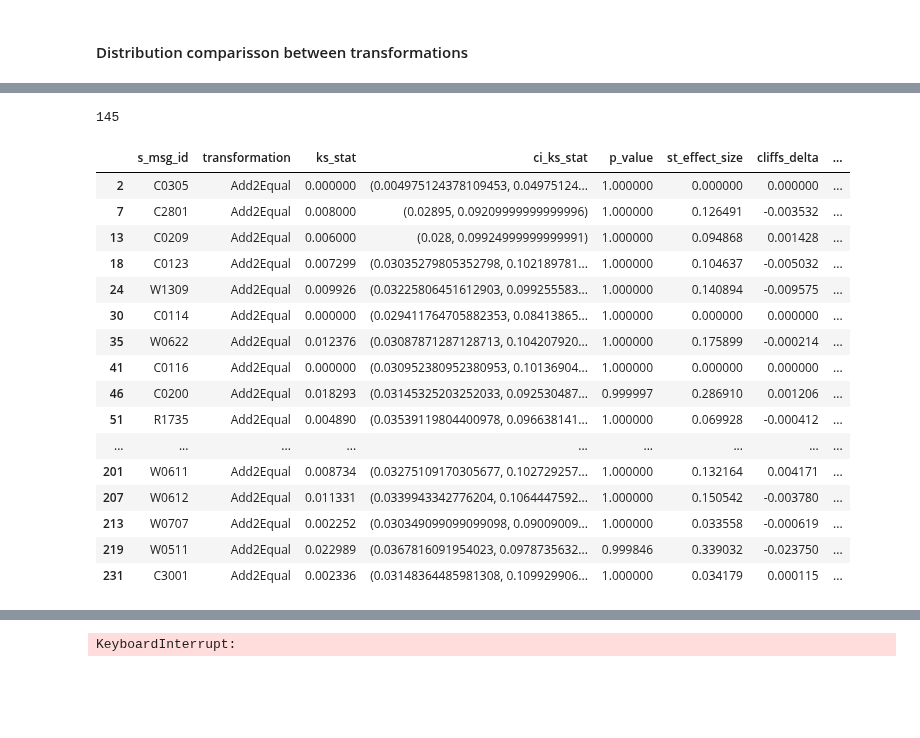
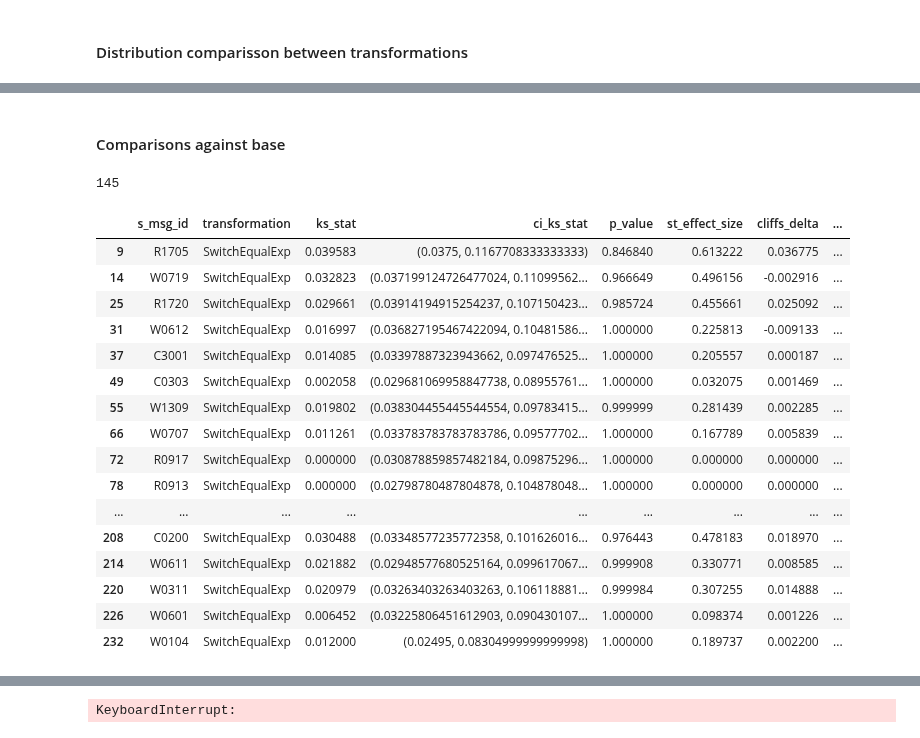
Before and after one commit to WM-SEMERU/CodeSmellExt, a Jupyter notebook: notebooks/extension/robustness_transformations/06_robustness_analysis.ipynb, the cells around one changed output, grey strips where cells are left out. Drawn from its saved outputs; the diff is of its cells as text; code cells hidden in the pictures; blank space fills up the shorter version.

```diff
--- a/notebooks/extension/robustness_transformations/06_robustness_analysis.ipynb
+++ b/notebooks/extension/robustness_transformations/06_robustness_analysis.ipynb
@@ -150,7 +150,7 @@ def compute_cliff_delta(distribution_1, distribution_2):
 # %%
 def bootstrap_ks(distribution_1, distribution_2, n_boot=1000):
     n1, n2 = len(distribution_1), len(distribution_2)
-    D_boot = [ks_2samp(np.random.choice(distribution_1, size=n1, replace=True),
+    D_boot = [stats.ks_2samp(np.random.choice(distribution_1, size=n1, replace=True),
                         np.random.choice(distribution_2, size=n2, replace=True))[0]
               for _ in range(n_boot)]
     return np.percentile(D_boot, [2.5, 97.5])
@@ -167,10 +167,10 @@ def compare_distributions(distribution_1, distribution_2):
     # Determine n_boot dynamically
     n_boot = max(100, min(1000, min_size // 10))
 
-    ks_statistic, p_value = ks_2samp(distribution_1, distribution_2, alternative='two-sided')
+    ks_statistic, p_value = stats.ks_2samp(distribution_1, distribution_2, alternative='two-sided')
     st_effect_size = ks_statistic * math.sqrt((min_size * min_size) / (min_size + min_size))
     cliff_delta = compute_cliff_delta(distribution_1, distribution_2)
-    wasserstein_dist = wasserstein_distance(distribution_1, distribution_2)
+    wasserstein_dist = stats.wasserstein_distance(distribution_1, distribution_2)
     ci_ks_lower, ci_ks_upper = bootstrap_ks(distribution_1, distribution_2, n_boot)
 
     # Final decision based on all computed values
@@ -227,9 +227,8 @@ def plot_transformation_distributions(prob_column, aggregations):
     # Close the figure to avoid displaying it
     plt.close(fig)
 # %%
-def perform_stat_tests(psc_column, aggregations):
+def perform_base_stat_tests(psc_column, aggregations):
     stat_test_df = pd.DataFrame(columns=['s_msg_id', 'transformation', 'ks_stat', 'ci_ks_stat', 'p_value', 'st_effect_size', 'cliffs_delta', 'wasserstein_dist', 'equivalence'])
-    psc_column = 'code_smell_psc_relative'
     for code_smell_id in get_unique_smell_ids(aggregations):
         for transformation in [agg for agg in list(aggregations.keys()) if agg != 'base']:
             filtered_aggregations = logit_transform_psc(code_smell_id, psc_column, 4, aggregations)
@@ -258,27 +277,29 @@ Index(['id', 'commit_id', 'repo', 'path', 'file_name', 'commit_message', 'url',
+# %% [markdown]
+#### Comparisons against base
 # %%
 psc_column = 'code_smell_psc_relative'
-stat_tests_df = perform_stat_tests(psc_column, aggregations)
+stat_tests_df = perform_base_stat_tests(psc_column, aggregations)
 # %%
 len(stat_tests_df[stat_tests_df['equivalence']==True])
 # %% [output]
 145
 # %%
-stat_tests_df[(stat_tests_df['equivalence']==True) & (stat_tests_df['transformation']=='Add2Equal')]
+stat_tests_df[(stat_tests_df['equivalence']==True) & (stat_tests_df['transformation']=='SwitchEqualExp')]
 # %% [output]
 |  | s_msg_id | transformation | ks_stat | ci_ks_stat | p_value | st_effect_size | cliffs_delta | ... |
-| 2 | C0305 | Add2Equal | 0.000000 | (0.004975124378109453, 0.04975124... | 1.000000 | 0.000000 | 0.000000 | ... |
-| 7 | C2801 | Add2Equal | 0.008000 | (0.02895, 0.09209999999999996) | 1.000000 | 0.126491 | -0.003532 | ... |
-| 13 | C0209 | Add2Equal | 0.006000 | (0.028, 0.09924999999999991) | 1.000000 | 0.094868 | 0.001428 | ... |
-| 18 | C0123 | Add2Equal | 0.007299 | (0.03035279805352798, 0.102189781... | 1.000000 | 0.104637 | -0.005032 | ... |
-| 24 | W1309 | Add2Equal | 0.009926 | (0.03225806451612903, 0.099255583... | 1.000000 | 0.140894 | -0.009575 | ... |
-| 30 | C0114 | Add2Equal | 0.000000 | (0.029411764705882353, 0.08413865... | 1.000000 | 0.000000 | 0.000000 | ... |
-| 35 | W0622 | Add2Equal | 0.012376 | (0.03087871287128713, 0.104207920... | 1.000000 | 0.175899 | -0.000214 | ... |
-| 41 | C0116 | Add2Equal | 0.000000 | (0.030952380952380953, 0.10136904... | 1.000000 | 0.000000 | 0.000000 | ... |
-| 46 | C0200 | Add2Equal | 0.018293 | (0.03145325203252033, 0.092530487... | 0.999997 | 0.286910 | 0.001206 | ... |
-| 51 | R1735 | Add2Equal | 0.004890 | (0.03539119804400978, 0.096638141... | 1.000000 | 0.069928 | -0.000412 | ... |
+| 9 | R1705 | SwitchEqualExp | 0.039583 | (0.0375, 0.1167708333333333) | 0.846840 | 0.613222 | 0.036775 | ... |
+| 14 | W0719 | SwitchEqualExp | 0.032823 | (0.037199124726477024, 0.11099562... | 0.966649 | 0.496156 | -0.002916 | ... |
+| 25 | R1720 | SwitchEqualExp | 0.029661 | (0.03914194915254237, 0.107150423... | 0.985724 | 0.455661 | 0.025092 | ... |
+| 31 | W0612 | SwitchEqualExp | 0.016997 | (0.036827195467422094, 0.10481586... | 1.000000 | 0.225813 | -0.009133 | ... |
+| 37 | C3001 | SwitchEqualExp | 0.014085 | (0.03397887323943662, 0.097476525... | 1.000000 | 0.205557 | 0.000187 | ... |
+| 49 | C0303 | SwitchEqualExp | 0.002058 | (0.029681069958847738, 0.08955761... | 1.000000 | 0.032075 | 0.001469 | ... |
+| 55 | W1309 | SwitchEqualExp | 0.019802 | (0.038304455445544554, 0.09783415... | 0.999999 | 0.281439 | 0.002285 | ... |
+| 66 | W0707 | SwitchEqualExp | 0.011261 | (0.033783783783783786, 0.09577702... | 1.000000 | 0.167789 | 0.005839 | ... |
+| 72 | R0917 | SwitchEqualExp | 0.000000 | (0.030878859857482184, 0.09875296... | 1.000000 | 0.000000 | 0.000000 | ... |
+| 78 | R0913 | SwitchEqualExp | 0.000000 | (0.02798780487804878, 0.104878048... | 1.000000 | 0.000000 | 0.000000 | ... |
 | ... | ... | ... | ... | ... | ... | ... | ... | ... |
-| 201 | W0611 | Add2Equal | 0.008734 | (0.03275109170305677, 0.102729257... | 1.000000 | 0.132164 | 0.004171 | ... |
-| 207 | W0612 | Add2Equal | 0.011331 | (0.0339943342776204, 0.1064447592... | 1.000000 | 0.150542 | -0.003780 | ... |
-| 213 | W0707 | Add2Equal | 0.002252 | (0.030349099099099098, 0.09009009... | 1.000000 | 0.033558 | -0.000619 | ... |
-| 219 | W0511 | Add2Equal | 0.022989 | (0.0367816091954023, 0.0978735632... | 0.999846 | 0.339032 | -0.023750 | ... |
-| 231 | C3001 | Add2Equal | 0.002336 | (0.03148364485981308, 0.109929906... | 1.000000 | 0.034179 | 0.000115 | ... |
+| 208 | C0200 | SwitchEqualExp | 0.030488 | (0.03348577235772358, 0.101626016... | 0.976443 | 0.478183 | 0.018970 | ... |
+| 214 | W0611 | SwitchEqualExp | 0.021882 | (0.02948577680525164, 0.099617067... | 0.999908 | 0.330771 | 0.008585 | ... |
+| 220 | W0311 | SwitchEqualExp | 0.020979 | (0.03263403263403263, 0.106118881... | 0.999984 | 0.307255 | 0.014888 | ... |
+| 226 | W0601 | SwitchEqualExp | 0.006452 | (0.03225806451612903, 0.090430107... | 1.000000 | 0.098374 | 0.001226 | ... |
+| 232 | W0104 | SwitchEqualExp | 0.012000 | (0.02495, 0.08304999999999998) | 1.000000 | 0.189737 | 0.002200 | ... |
```
Also changed, not shown: parts of 8 cells of this notebook, 1 other file.
